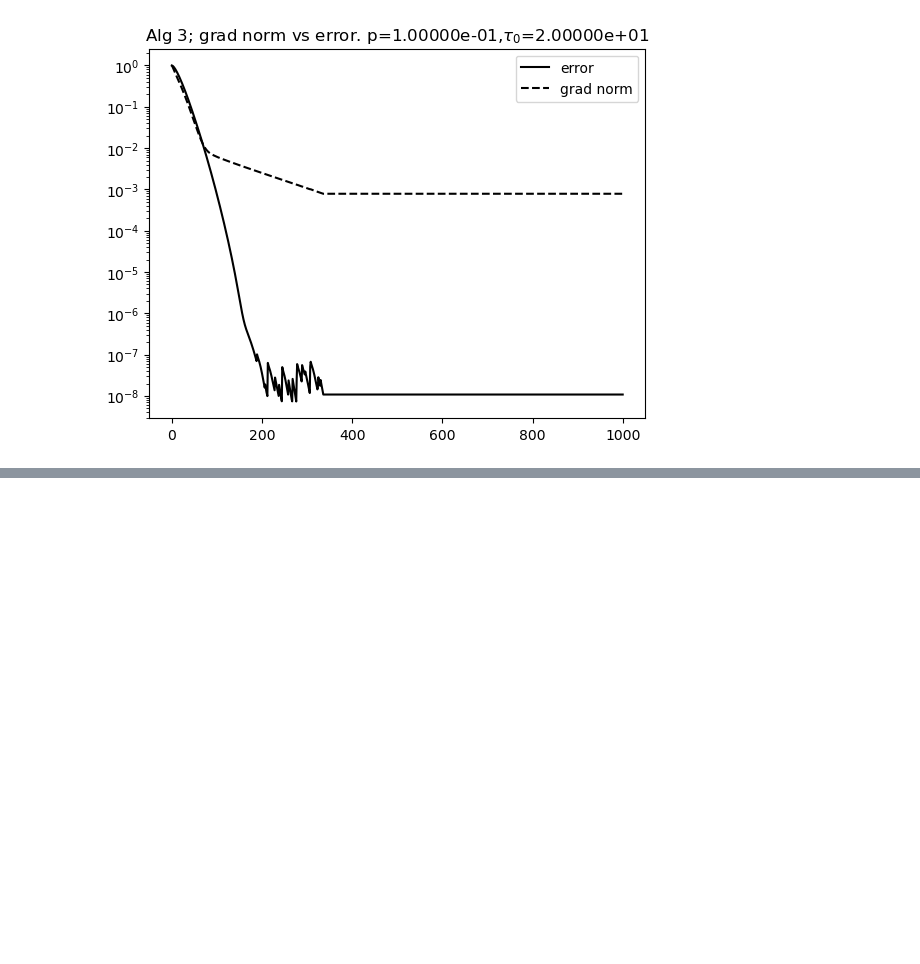
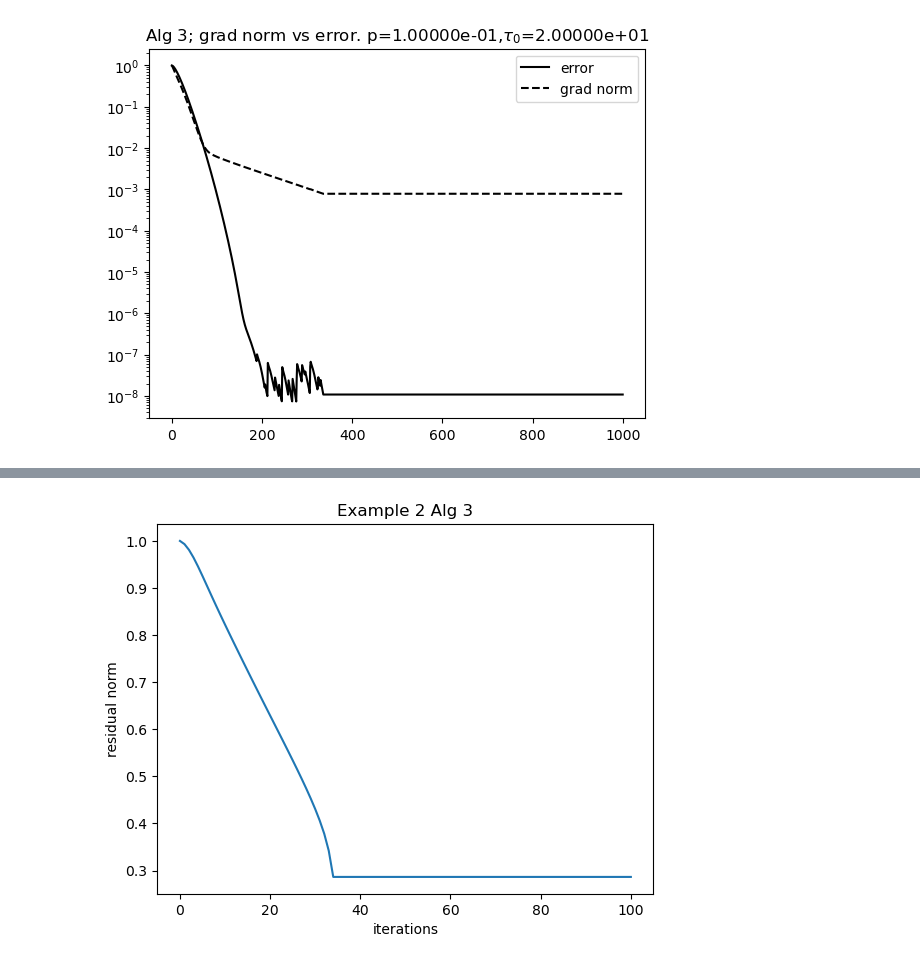
Before and after one commit to ctkelley/Grad_Des_CKW.jl, a Jupyter notebook: Examples.ipynb, the cells around one changed output, grey strips where cells are left out. Saved outputs shown, nothing was run; the diff lists cells and outputs as text; code cells hidden in the pictures; blank space fills up the shorter version.

```diff
--- a/Examples.ipynb
+++ b/Examples.ipynb
@@ -78,0 +85,4 @@ Figure6ab(15; p=.1);
+# %%
+  Example2b();
+# %% [output]
+[figure, added]
```
Also changed, not shown: parts of 2 cells of this notebook, 26 other files.
